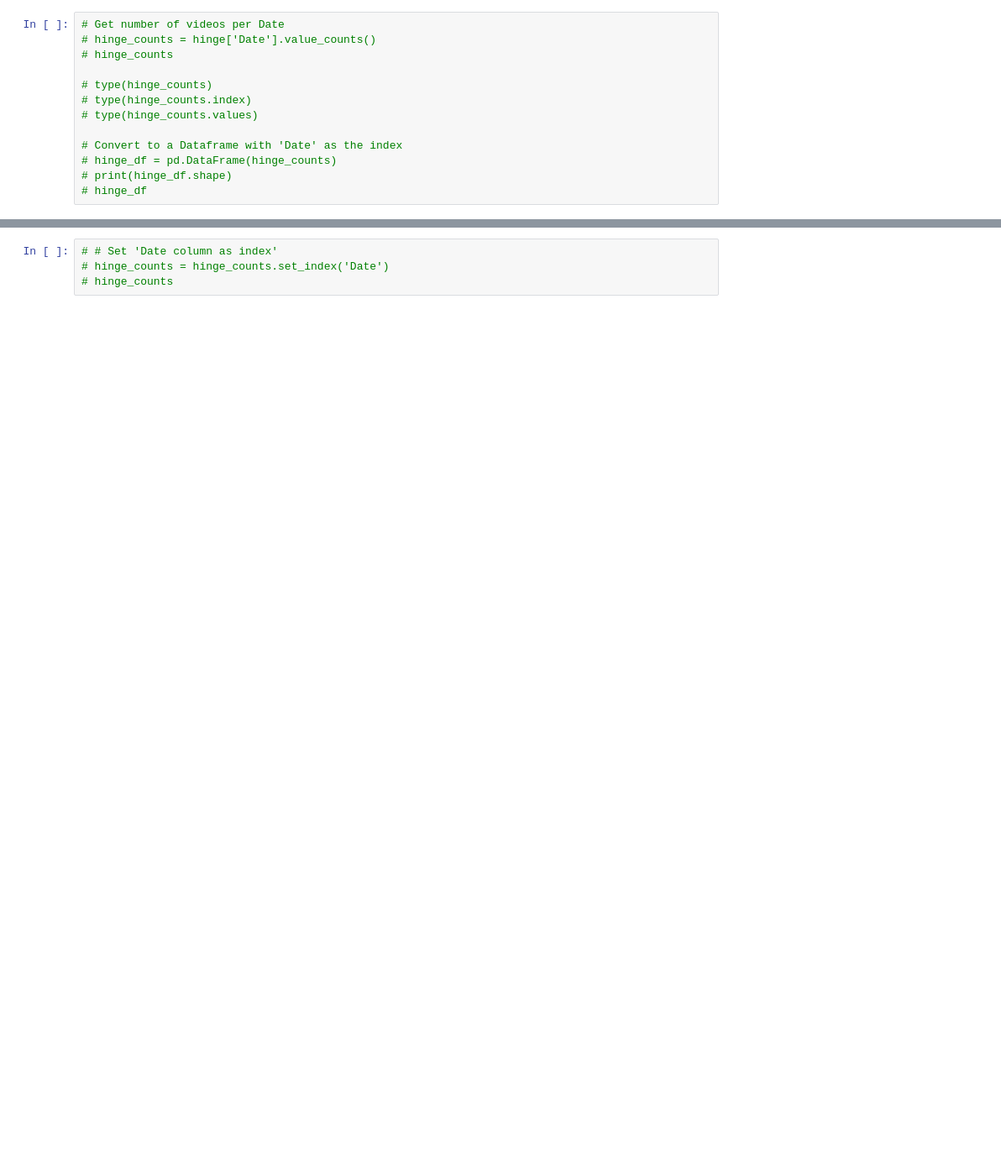
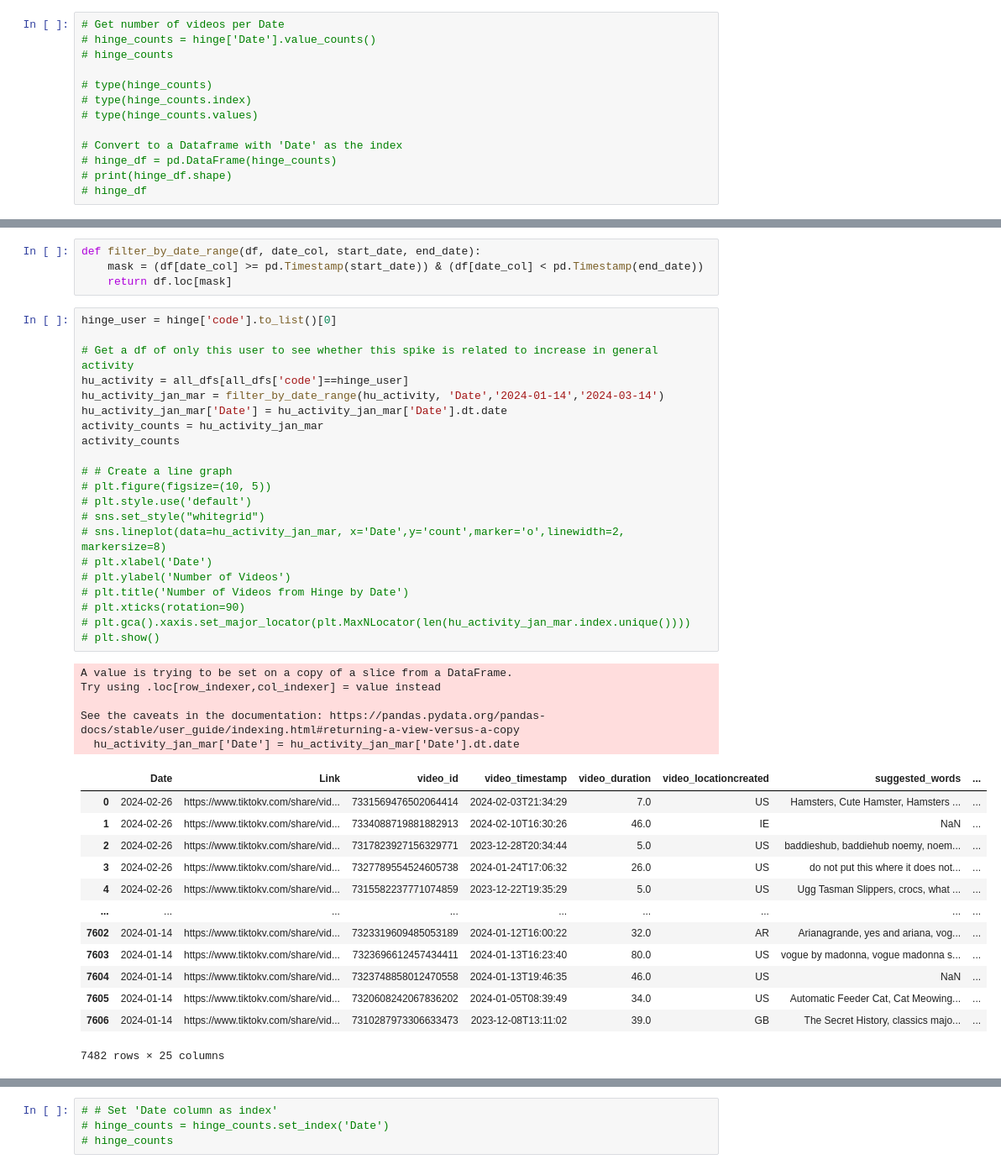
Before and after one commit to Dorajyl/CS315_FinalProject, a Jupyter notebook: ad_exploration.ipynb, the cells around one changed output, grey strips where cells are left out. Shown at 84% size. Drawn from its saved outputs; the diff is of its cells as text; blank space fills up the shorter version.

```diff
--- a/ad_exploration.ipynb
+++ b/ad_exploration.ipynb
@@ -530 +568,45 @@ Name: Year-Month-Day, Length: 65, dtype: object
+# %%
+def filter_by_date_range(df, date_col, start_date, end_date):
+    mask = (df[date_col] >= pd.Timestamp(start_date)) & (df[date_col] < pd.Timestamp(end_date))
+    return df.loc[mask]
+# %%
+hinge_user = hinge['code'].to_list()[0]
+
+# Get a df of only this user to see whether this spike is related to increase in general activity
+hu_activity = all_dfs[all_dfs['code']==hinge_user]
+hu_activity_jan_mar = filter_by_date_range(hu_activity, 'Date','2024-01-14','2024-03-14')
+hu_activity_jan_mar['Date'] = hu_activity_jan_mar['Date'].dt.date
+activity_counts = hu_activity_jan_mar
+activity_counts
+
+# # Create a line graph
+# plt.figure(figsize=(10, 5))
+# plt.style.use('default')
+# sns.set_style("whitegrid")
+# sns.lineplot(data=hu_activity_jan_mar, x='Date',y='count',marker='o',linewidth=2, markersize=8)
+# plt.xlabel('Date')
+# plt.ylabel('Number of Videos')
+# plt.title('Number of Videos from Hinge by Date')
+# plt.xticks(rotation=90)
+# plt.gca().xaxis.set_major_locator(plt.MaxNLocator(len(hu_activity_jan_mar.index.unique())))
+# plt.show()
+# %% [output]
+A value is trying to be set on a copy of a slice from a DataFrame.
+Try using .loc[row_indexer,col_indexer] = value instead
+
+See the caveats in the documentation: https://pandas.pydata.org/pandas-docs/stable/user_guide/indexing.html#returning-a-view-versus-a-copy
+  hu_activity_jan_mar['Date'] = hu_activity_jan_mar['Date'].dt.date
+|  | Date | Link | video_id | video_timestamp | video_duration | video_locationcreated | suggested_words | ... |
+| 0 | 2024-02-26 | https://www.tiktokv.com/share/vid... | 7331569476502064414 | 2024-02-03T21:34:29 | 7.0 | US | Hamsters, Cute Hamster, Hamsters ... | ... |
+| 1 | 2024-02-26 | https://www.tiktokv.com/share/vid... | 7334088719881882913 | 2024-02-10T16:30:26 | 46.0 | IE | NaN | ... |
+| 2 | 2024-02-26 | https://www.tiktokv.com/share/vid... | 7317823927156329771 | 2023-12-28T20:34:44 | 5.0 | US | baddieshub, baddiehub noemy, noem... | ... |
+| 3 | 2024-02-26 | https://www.tiktokv.com/share/vid... | 7327789554524605738 | 2024-01-24T17:06:32 | 26.0 | US | do not put this where it does not... | ... |
+| 4 | 2024-02-26 | https://www.tiktokv.com/share/vid... | 7315582237771074859 | 2023-12-22T19:35:29 | 5.0 | US | Ugg Tasman Slippers, crocs, what ... | ... |
+| ... | ... | ... | ... | ... | ... | ... | ... | ... |
+| 7602 | 2024-01-14 | https://www.tiktokv.com/share/vid... | 7323319609485053189 | 2024-01-12T16:00:22 | 32.0 | AR | Arianagrande, yes and ariana, vog... | ... |
+| 7603 | 2024-01-14 | https://www.tiktokv.com/share/vid... | 7323696612457434411 | 2024-01-13T16:23:40 | 80.0 | US | vogue by madonna, vogue madonna s... | ... |
+| 7604 | 2024-01-14 | https://www.tiktokv.com/share/vid... | 7323748858012470558 | 2024-01-13T19:46:35 | 46.0 | US | NaN | ... |
+| 7605 | 2024-01-14 | https://www.tiktokv.com/share/vid... | 7320608242067836202 | 2024-01-05T08:39:49 | 34.0 | US | Automatic Feeder Cat, Cat Meowing... | ... |
+| 7606 | 2024-01-14 | https://www.tiktokv.com/share/vid... | 7310287973306633473 | 2023-12-08T13:11:02 | 39.0 | GB | The Secret History, classics majo... | ... |
+7482 rows × 25 columns
 # %%
```
Also changed, not shown: parts of 9 cells of this notebook.
